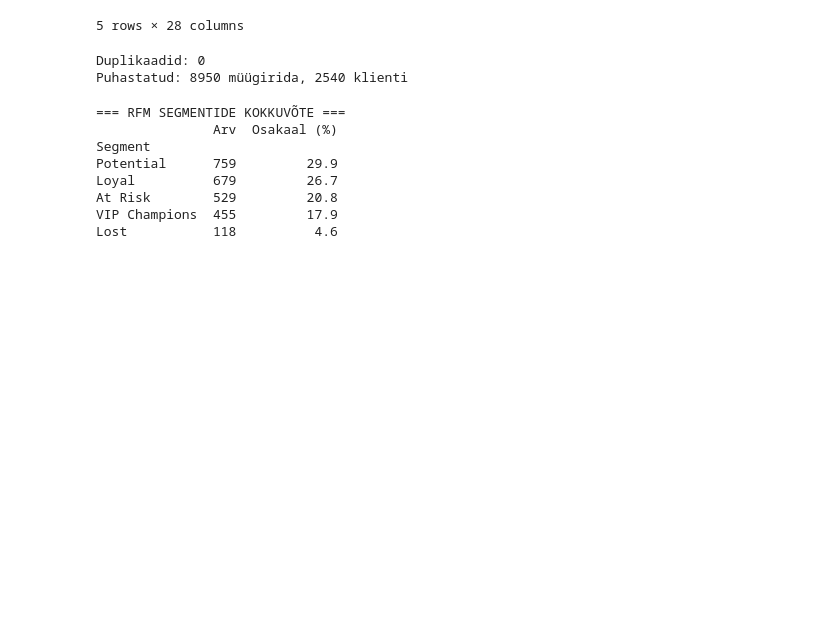
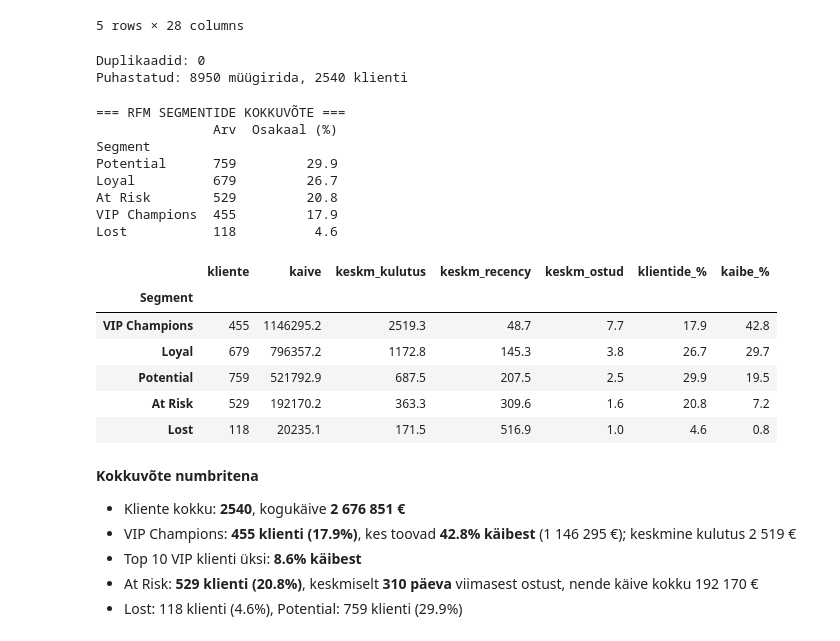
Before and after one commit to kristinapiltjai/urbanstyle-Sales-Analytics, a Jupyter notebook: week 7/week7_rfm_sales.ipynb, the cells around one changed output. Drawn from its saved outputs; the diff is of its cells as text; code cells hidden in the pictures; blank space fills up the shorter version.

```diff
--- a/week 7/week7_rfm_sales.ipynb
+++ b/week 7/week7_rfm_sales.ipynb
@@ -99,7 +99,7 @@ Duplikaadid: 0
 Puhastatud: 8950 müügirida, 2540 klienti
 # %%
 # 1. Viitekuupäev
-#today = pd.to_datetime('2025-02-28')
+today = pd.to_datetime('2025-02-28')
 
 # 2. Recency — viimase ostu kuupäev ja päevade arv tänaseni
 recency_df = df.groupby('customer_id')['sale_date'].max().reset_index()
@@ -174,0 +262,44 @@ Lost           118          4.6
+# %%
+# Võtmenäitjad MArkole
+total_customers = len(rfm)
+total_revenue   = rfm['monetary_value'].sum()
+seg = rfm.groupby('Segment').agg(
+    kliente=('customer_id', 'count'),
+    kaive=('monetary_value', 'sum'),
+    keskm_kulutus=('monetary_value', 'mean'),
+    keskm_recency=('recency_days', 'mean'),
+    keskm_ostud=('frequency', 'mean'),
+).reindex(SEGMENT_ORDER)
+seg['klientide_%'] = (seg['kliente'] / total_customers * 100).round(1)
+seg['kaibe_%']     = (seg['kaive'] / total_revenue * 100).round(1)
+display(seg.round(1))
+
+def eur(v):
+    return f'{v:,.0f} €'.replace(',', ' ')
+
+vip, risk, lost, pot = (seg.loc[s] for s in ['VIP Champions', 'At Risk', 'Lost', 'Potential'])
+top10_share = top_vip['monetary_value'].sum() / total_revenue * 100
+
+display(Markdown(f"""
+**Kokkuvõte numbritena**
+- Kliente kokku: **{total_customers}**, kogukäive **{eur(total_revenue)}**
+- VIP Champions: **{int(vip.kliente)} klienti ({vip['klientide_%']}%)**, kes toovad **{vip['kaibe_%']}% käibest** ({eur(vip.kaive)}); keskmine kulutus {eur(vip.keskm_kulutus)}
+- Top 10 VIP klienti üksi: **{top10_share:.1f}% käibest**
+- At Risk: **{int(risk.kliente)} klienti ({risk['klientide_%']}%)**, keskmiselt **{risk.keskm_recency:.0f} päeva** viimasest ostust, nende käive kokku {eur(risk.kaive)}
+- Lost: {int(lost.kliente)} klienti ({lost['klientide_%']}%), Potential: {int(pot.kliente)} klienti ({pot['klientide_%']}%)
+"""))
+# %% [output]
+|  | kliente | kaive | keskm_kulutus | keskm_recency | keskm_ostud | klientide_% | kaibe_% |
+| Segment |  |  |  |  |  |  |  |
+| VIP Champions | 455 | 1146295.2 | 2519.3 | 48.7 | 7.7 | 17.9 | 42.8 |
+| Loyal | 679 | 796357.2 | 1172.8 | 145.3 | 3.8 | 26.7 | 29.7 |
+| Potential | 759 | 521792.9 | 687.5 | 207.5 | 2.5 | 29.9 | 19.5 |
+| At Risk | 529 | 192170.2 | 363.3 | 309.6 | 1.6 | 20.8 | 7.2 |
+| Lost | 118 | 20235.1 | 171.5 | 516.9 | 1.0 | 4.6 | 0.8 |
+
+**Kokkuvõte numbritena**
+- Kliente kokku: **2540**, kogukäive **2 676 851 €**
+- VIP Champions: **455 klienti (17.9%)**, kes toovad **42.8% käibest** (1 146 295 €); keskmine kulutus 2 519 €
+- Top 10 VIP klienti üksi: **8.6% käibest**
+- At Risk: **529 klienti (20.8%)**, keskmiselt **310 päeva** viimasest ostust, nende käive kokku 192 170 €
+- Lost: 118 klienti (4.6%), Potential: 759 klienti (29.9%)
```
Also changed, not shown: parts of 4 cells of this notebook.
